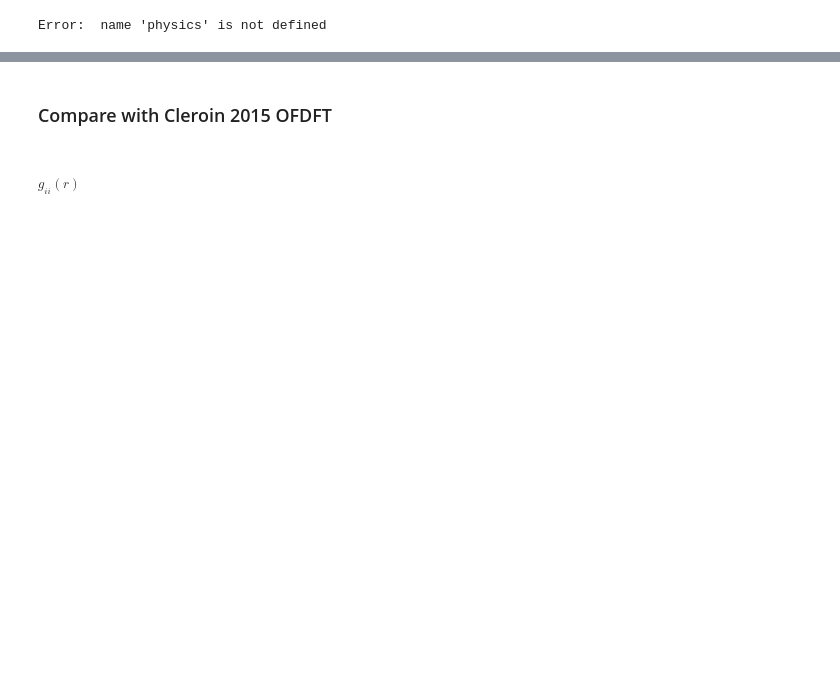
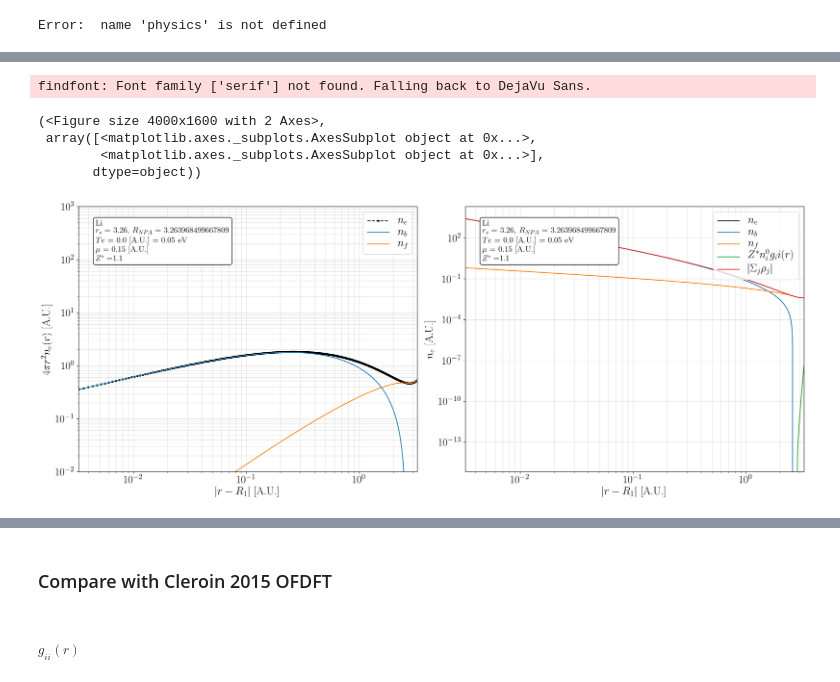
Before and after one commit to ZachAJohnson/OFAA, a Jupyter notebook: jupyter/Benchmarks/2T_benchmark_QE.ipynb, the cells around one changed output, grey strips where cells are left out. Cells and saved outputs as stored; diff of their text form; code cells hidden in the pictures; blank space fills up the shorter version.

```diff
--- a/jupyter/Benchmarks/2T_benchmark_QE.ipynb
+++ b/jupyter/Benchmarks/2T_benchmark_QE.ipynb
@@ -128,5 +128,12 @@ Final iter:2, Total Error: 9.863e-13
 
 # plt.tight_layout()
 # %%
-# aa.make_plot_bound_free()
+aa_eq.make_plot_bound_free()
+# %% [output]
+findfont: Font family ['serif'] not found. Falling back to DejaVu Sans.
+(<Figure size 4000x1600 with 2 Axes>,
+ array([<matplotlib.axes._subplots.AxesSubplot object at 0x...>,
+        <matplotlib.axes._subplots.AxesSubplot object at 0x...>],
+       dtype=object))
+[figure, added]
 # %%
```
Also changed, not shown: parts of 4 cells of this notebook, 6 other files.
